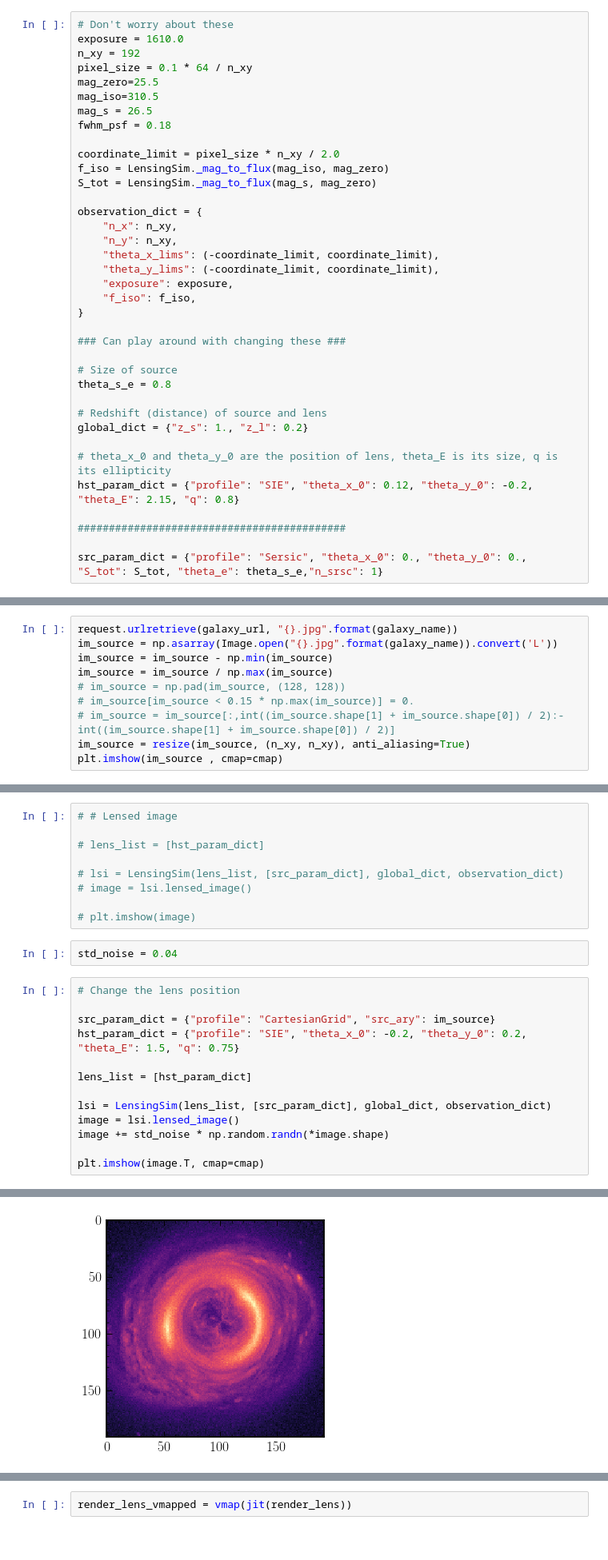
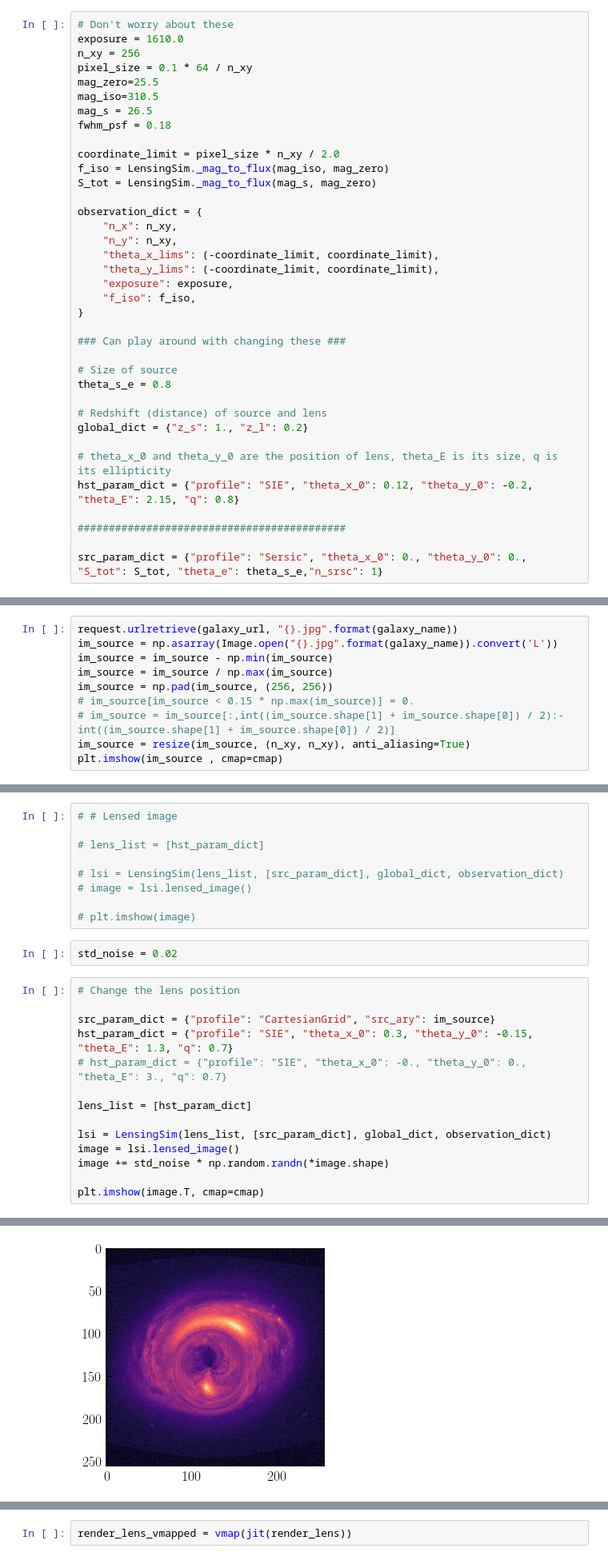
Before and after one commit to smsharma/lensing-neural-fields, a Jupyter notebook: notebooks/nerf_probabilistic_lens.ipynb, the cells around one changed output, grey strips where cells are left out. Shown at 80% size. Cells and saved outputs as stored; diff of their text form.

```diff
--- a/notebooks/nerf_probabilistic_lens.ipynb
+++ b/notebooks/nerf_probabilistic_lens.ipynb
@@ -35,7 +35,7 @@ cmap = 'magma'
 # %%
 # Don't worry about these
 exposure = 1610.0
-n_xy = 192
+n_xy = 256
 pixel_size = 0.1 * 64 / n_xy
 mag_zero=25.5
 mag_iso=310.5
@@ -182,7 +182,7 @@ request.urlretrieve(galaxy_url, "{}.jpg".format(galaxy_name))
 im_source = np.asarray(Image.open("{}.jpg".format(galaxy_name)).convert('L'))
 im_source = im_source - np.min(im_source)
 im_source = im_source / np.max(im_source)
-# im_source = np.pad(im_source, (128, 128))
+im_source = np.pad(im_source, (256, 256))
 # im_source[im_source < 0.15 * np.max(im_source)] = 0.
 # im_source = im_source[:,int((im_source.shape[1] + im_source.shape[0]) / 2):-int((im_source.shape[1] + im_source.shape[0]) / 2)]
 im_source = resize(im_source, (n_xy, n_xy), anti_aliasing=True)
@@ -200,20 +200,21 @@ plt.imshow(im_source , cmap=cmap)
 
 # plt.imshow(image)
 # %%
-std_noise = 0.04
+std_noise = 0.02
 # %%
 # Change the lens position
 
 src_param_dict = {"profile": "CartesianGrid", "src_ary": im_source}
-hst_param_dict = {"profile": "SIE", "theta_x_0": -0.2, "theta_y_0": 0.2, "theta_E": 1.5, "q": 0.75}
+hst_param_dict = {"profile": "SIE", "theta_x_0": 0.3, "theta_y_0": -0.15, "theta_E": 1.3, "q": 0.7}
+# hst_param_dict = {"profile": "SIE", "theta_x_0": -0., "theta_y_0": 0., "theta_E": 3., "q": 0.7}
 
 lens_list = [hst_param_dict]
 
 lsi = LensingSim(lens_list, [src_param_dict], global_dict, observation_dict)
 image = lsi.lensed_image()
 image += std_noise * np.random.randn(*image.shape)
 
 plt.imshow(image.T, cmap=cmap)
 # %% [output]
 <matplotlib.image.AxesImage at 0x...>
-[figure, old version]
+[figure, new version]
```
Also changed, not shown: parts of 62 cells of this notebook, 1 other file.
